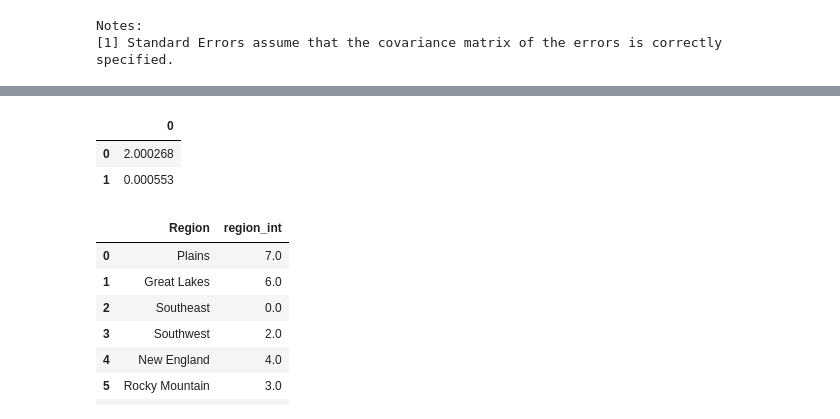
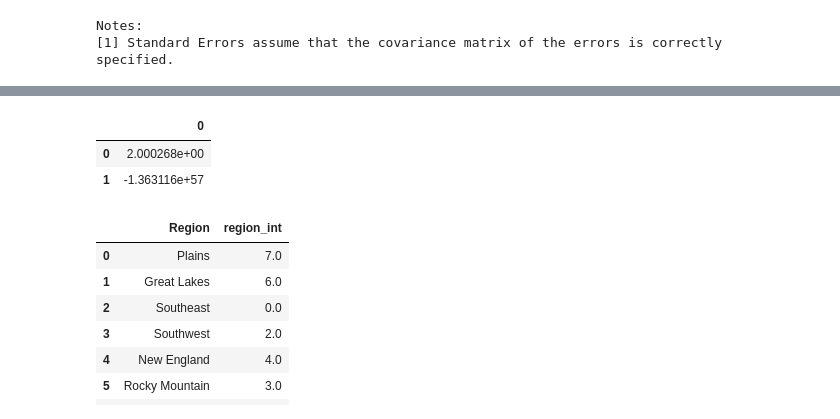
Before and after one commit to GondekNP/TreatmentBiasInvestigator, a Jupyter notebook: setup.ipynb, the cells around one changed output, grey strips where cells are left out. Drawn from its saved outputs; the diff is of its cells as text; code cells hidden in the pictures.

```diff
--- a/setup.ipynb
+++ b/setup.ipynb
@@ -215,25 +225,31 @@ array([ 0.04363488, -0.00438123,  0.29968708,  0.33266156,  0.16240814,
 # %%
+from numba import jit
+@jit
 def compute_OLS(X, Y, treat_idx = 0):
     n, k = X.shape
     XTX = X.T @ X
     est = np.empty((2, k))
     est[0, :] = np.linalg.inv(XTX) @ X.T @ Y
     y_hat = X @ est[0, :]
     resid = y_hat - Y
-    vcv = np.true_divide(1,(n-k)) *\
-        np.dot((resid.T @ resid), np.linalg.inv(XTX))
-    # VCV = np.true_divide(1,n-k) * (resid.T @ resid) @ np.linalg.inv(XTX)
-    est[1, :] = np.sqrt(np.diagonal(vcv))
+    tst = (resid.T @ resid)
+    tst2 = np.linalg.inv(XTX)
+    tst * tst2
+    vcv = np.true_divide(1,(n-k)) * (resid.T @ resid) * np.linalg.inv(XTX)
+    # return vcv
+    est2 = np.sqrt(np.diag(vcv))
+    # est[1, :] = np.sqrt(np.diagonal(vcv))
     if treat_idx == 0:
         return est
     else:
         return est[:,-treat_idx:]
 tst = compute_OLS(data_out, target, treat_idx=1)
 pd.DataFrame(tst)
+# np.diag(tst)
 # %% [output]
 |  | 0 |
-| 0 | 2.000268 |
-| 1 | 0.000553 |
+| 0 | 2.000268e+00 |
+| 1 | -1.363116e+57 |
 # %%
 loc_map.groupby('Region').mean().sort_values('GDPcont_t0').region_int.to_frame().reset_index()
 # %% [output]
```
Also changed, not shown: parts of 5 cells of this notebook, 2 other files.
